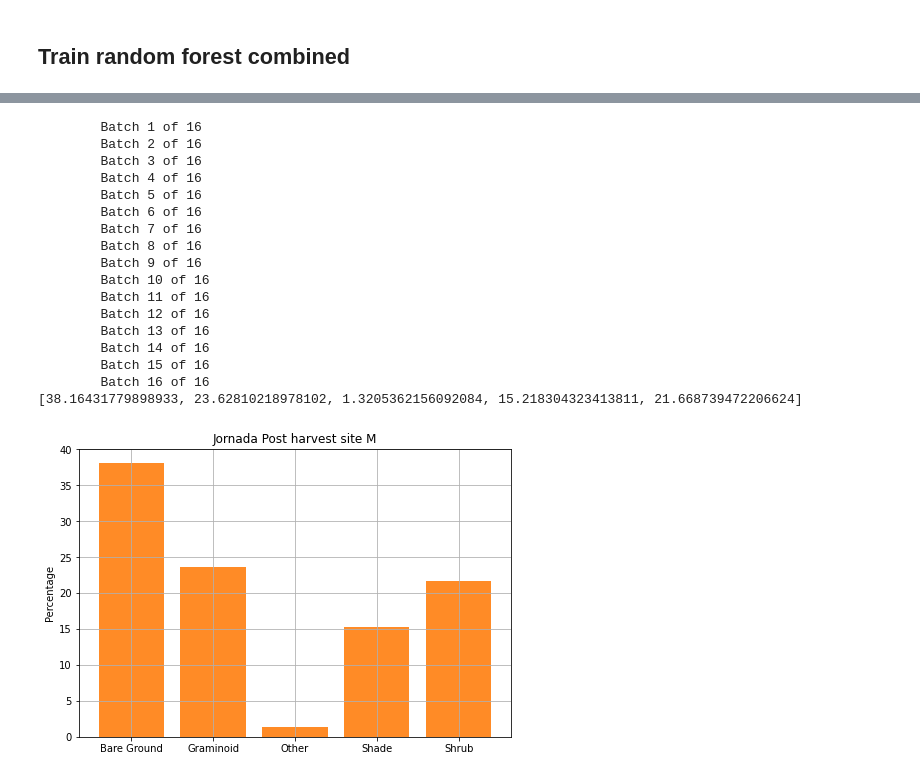
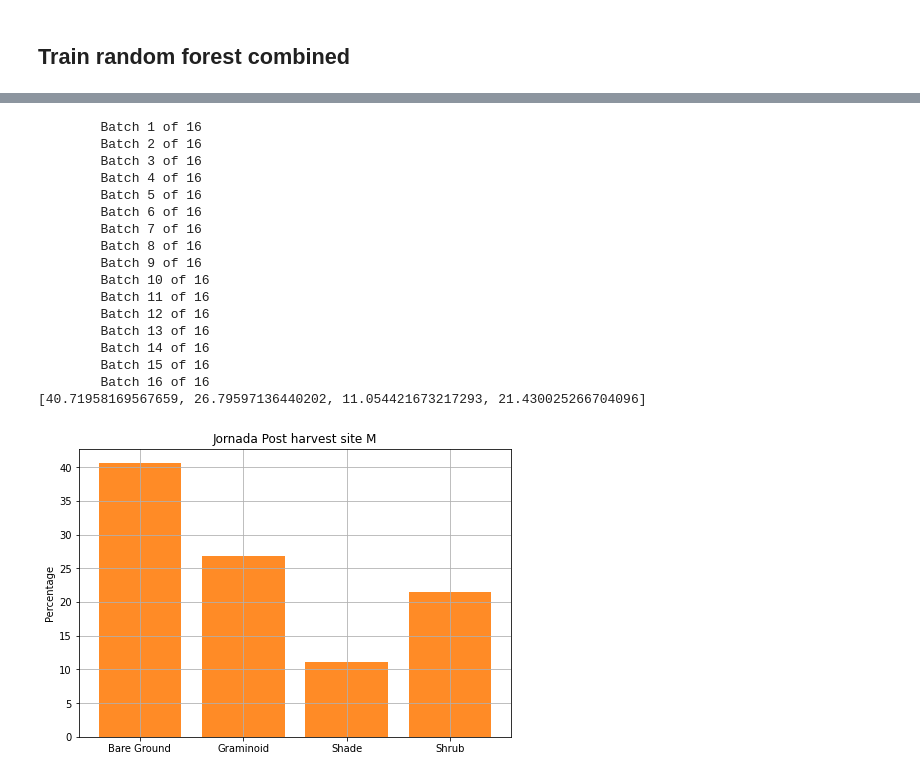
Before and after one commit to Aryal007/ml_satellite_image_segmentation, a Jupyter notebook: example_jornada_airborne.ipynb, the cells around one changed output, grey strips where cells are left out. Saved outputs shown, nothing was run; the diff lists cells and outputs as text; code cells hidden in the pictures.

```diff
--- a/example_jornada_airborne.ipynb
+++ b/example_jornada_airborne.ipynb
@@ -86,8 +86,8 @@ c_post_data.view_mask(c_post_mask)
 # %%
-m_post_data = Data(m_post_tiff_filename, m_post_shp_filename, classes = ['Graminoid', 'Bare Ground', 'Shade', 'Other', 'Shrub'])
+m_post_data = Data(m_post_tiff_filename, m_post_shp_filename, classes = ['Graminoid', 'Bare Ground', 'Shade', 'Shrub'])
 m_post_tiff = m_post_data.read_tiff()
-m_post_mask = m_post_data.get_mask(column="Classname")
-m_post_X, m_post_y = m_post_data.get_Xy(m_post_tiff, m_post_mask, n_sample = 50000, save=False)
+m_post_mask = m_post_data.get_mask(column="Classname", drop="Other")
+m_post_X, m_post_y = m_post_data.get_Xy(m_post_tiff, m_post_mask, n_sample = 500000, save=False)
 m_post_data.view_tiff(m_post_tiff, channel=1)
 m_post_data.view_mask(m_post_mask)
 # %% [output]
@@ -483,7 +483,7 @@ image_np = c_pre_tiff.read()[[2,3,4],:,:].transpose(1,2,0)
 image_np[image_np == -32767] = np.nan
 _values = Counter(list(c_pre_all_prediction[np.invert(np.isnan(np.mean(image_np, axis=2)))]))
 _total = sum(_values.values())
-_classes = sorted(['Graminoid', 'Bare Ground', 'Shade', 'Other', 'Shrub'])
+_classes = sorted(['Graminoid', 'Bare Ground', 'Shade', 'Shrub'])
 fig = plt.figure()
 ax = fig.add_axes([0,0,1,1])
 ax.set_title('Jornada Pre harvest site C')
@@ -522,7 +522,7 @@ image_np = c_post_tiff.read()[[2,3,4],:,:].transpose(1,2,0)
 image_np[image_np == -32767] = np.nan
 _values = Counter(list(c_post_all_prediction[np.invert(np.isnan(np.mean(image_np, axis=2)))]))
 _total = sum(_values.values())
-_classes = sorted(['Graminoid', 'Bare Ground', 'Shade', 'Other', 'Shrub'])
+_classes = sorted(['Graminoid', 'Bare Ground', 'Shade', 'Shrub'])
 fig = plt.figure()
 ax = fig.add_axes([0,0,1,1])
 ax.set_title('Jornada Post harvest site C')
@@ -561,7 +561,7 @@ image_np = m_pre_tiff.read()[[2,3,4],:,:].transpose(1,2,0)
 image_np[image_np == -32767] = np.nan
 _values = Counter(list(m_pre_all_prediction[np.invert(np.isnan(np.mean(image_np, axis=2)))]))
 _total = sum(_values.values())
-_classes = sorted(['Graminoid', 'Bare Ground', 'Shade', 'Other', 'Shrub'])
+_classes = sorted(['Graminoid', 'Bare Ground', 'Shade', 'Shrub'])
 fig = plt.figure()
 ax = fig.add_axes([0,0,1,1])
 ax.set_title('Jornada Pre harvest site M')
@@ -600,38 +600,38 @@ image_np = m_post_tiff.read()[[2,3,4],:,:].transpose(1,2,0)
 image_np[image_np == -32767] = np.nan
 _values = Counter(list(m_post_all_prediction[np.invert(np.isnan(np.mean(image_np, axis=2)))]))
 _total = sum(_values.values())
-_classes = sorted(['Graminoid', 'Bare Ground', 'Shade', 'Other', 'Shrub'])
+_classes = sorted(['Graminoid', 'Bare Ground', 'Shade', 'Shrub'])
 fig = plt.figure()
 ax = fig.add_axes([0,0,1,1])
 ax.set_title('Jornada Post harvest site M')
 ax.set_ylabel('Percentage')
 x,y = [], []
 for key in sorted(dict(_values)):
     x.append(_classes[key-1])
     y.append(_values[key]/_total*100)
 ax.bar(x,y,color="tab:orange", alpha=0.9)
 ax.grid()
 print(y)
 plt.show()
 # %% [output]
         Batch 1 of 16
         Batch 2 of 16
         Batch 3 of 16
         Batch 4 of 16
         Batch 5 of 16
         Batch 6 of 16
         Batch 7 of 16
         Batch 8 of 16
         Batch 9 of 16
         Batch 10 of 16
         Batch 11 of 16
         Batch 12 of 16
         Batch 13 of 16
         Batch 14 of 16
         Batch 15 of 16
         Batch 16 of 16
-[38.16431779898933, 23.62810218978102, 1.3205362156092084, 15.218304323413811, 21.668739472206624]
+[40.71958169567659, 26.79597136440202, 11.054421673217293, 21.430025266704096]
-[figure, old version]
+[figure, new version]
 # %%
 p_pre_all_prediction = combined_classifier.get_labels(p_pre_tiff,"/estimator.sav")
 p_pre_data.convert_to_tiff(p_pre_tiff, p_pre_all_prediction, filename="p_pre_all.tif")
```
Also changed, not shown: parts of 26 cells of this notebook, 2 other files.
